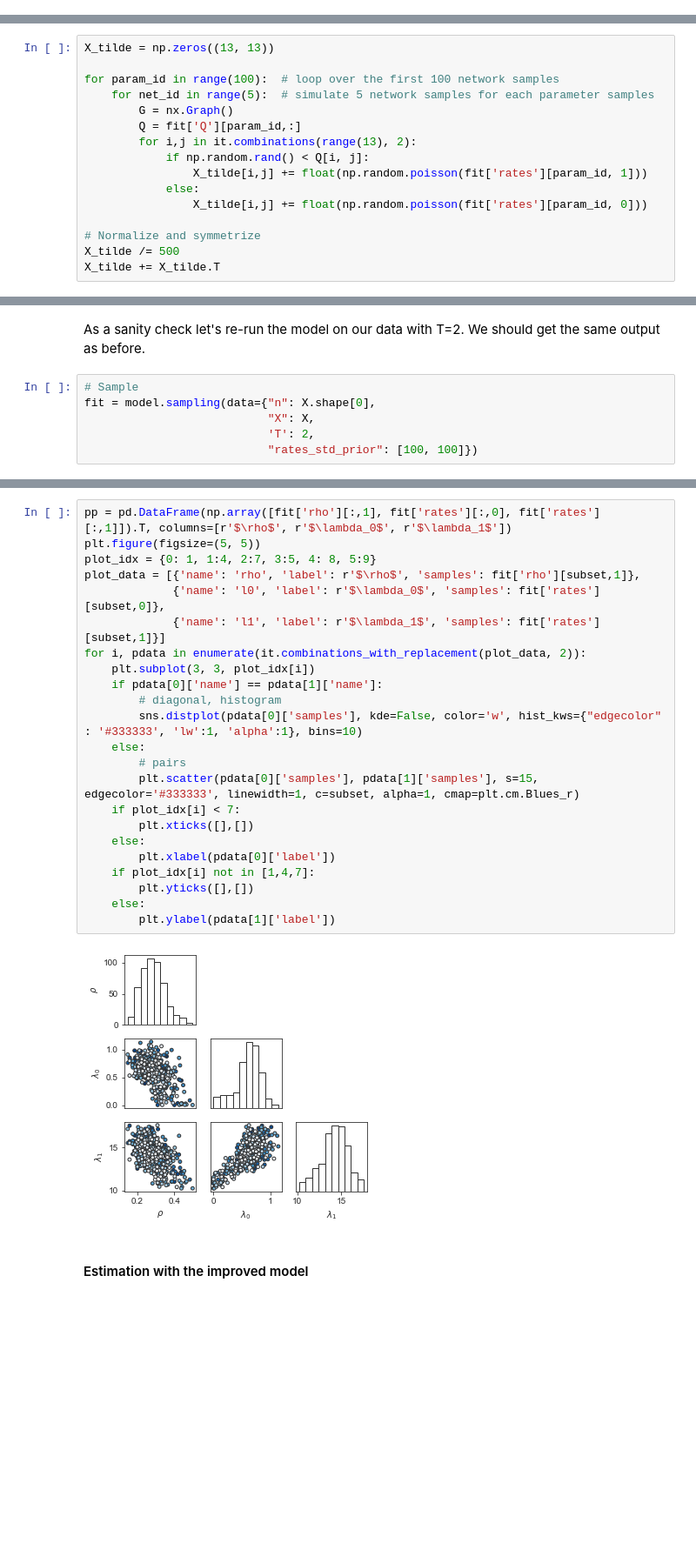
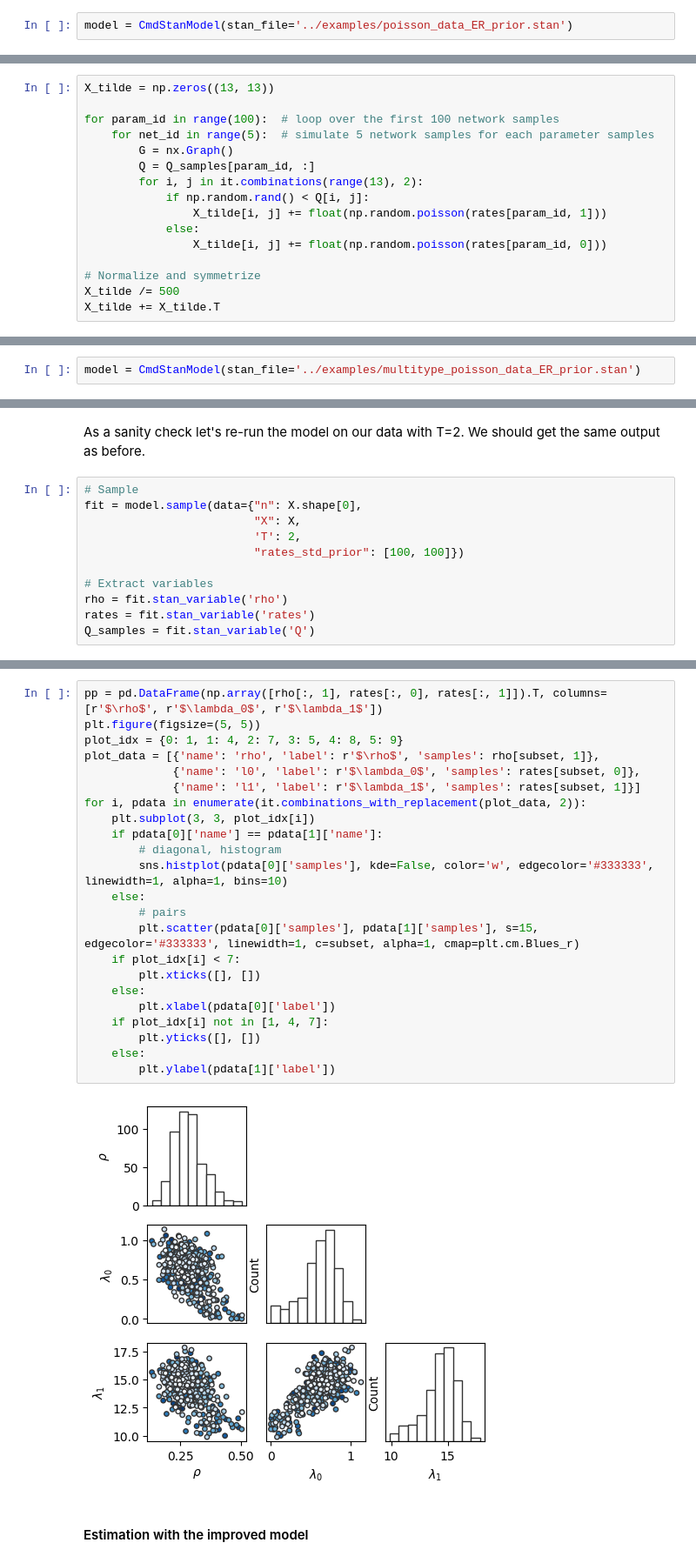
Before and after one commit to jg-you/noisy-networks-measurements, a Jupyter notebook: tutorial/tutorial.ipynb, the cells around one changed output, grey strips where cells are left out. Shown at 87% size. Drawn from its saved outputs; the diff is of its cells as text; blank space fills up the shorter version.

```diff
--- a/tutorial/tutorial.ipynb
+++ b/tutorial/tutorial.ipynb
@@ -122,0 +115,2 @@ with open('../examples/poisson_data_ER_prior.bin', 'rb') as f:
+# %%
+model = CmdStanModel(stan_file='../examples/poisson_data_ER_prior.stan')
@@ -384,12 +387,12 @@ X_tilde = np.zeros((13, 13))
 for param_id in range(100):  # loop over the first 100 network samples
     for net_id in range(5):  # simulate 5 network samples for each parameter samples
         G = nx.Graph()
-        Q = fit['Q'][param_id,:]
-        for i,j in it.combinations(range(13), 2):
+        Q = Q_samples[param_id, :]
+        for i, j in it.combinations(range(13), 2):
             if np.random.rand() < Q[i, j]:
-                X_tilde[i,j] += float(np.random.poisson(fit['rates'][param_id, 1]))
+                X_tilde[i, j] += float(np.random.poisson(rates[param_id, 1]))
             else:
-                X_tilde[i,j] += float(np.random.poisson(fit['rates'][param_id, 0]))
+                X_tilde[i, j] += float(np.random.poisson(rates[param_id, 0]))
 
 # Normalize and symmetrize
 X_tilde /= 500
@@ -525,0 +522,2 @@ with open('../examples/multitype_poisson_data_ER_prior.bin', 'rb') as f:
+# %%
+model = CmdStanModel(stan_file='../examples/multitype_poisson_data_ER_prior.stan')
@@ -555,8 +556,13 @@ As a sanity check let's re-run the model on our data with T=2.
 We should get the same output as before.
 # %%
 # Sample
-fit = model.sampling(data={"n": X.shape[0],
-                           "X": X,
-                           'T': 2,
-                           "rates_std_prior": [100, 100]})
+fit = model.sample(data={"n": X.shape[0],
+                         "X": X,
+                         'T': 2,
+                         "rates_std_prior": [100, 100]})
+
+# Extract variables
+rho = fit.stan_variable('rho')
+rates = fit.stan_variable('rates')
+Q_samples = fit.stan_variable('Q')
 # %% [output]
@@ -565,28 +571,28 @@ WARNING:pystan:Rhat above 1.1 or below 0.9 indicates that the chains very likely
 # %%
-pp = pd.DataFrame(np.array([fit['rho'][:,1], fit['rates'][:,0], fit['rates'][:,1]]).T, columns=[r'$\rho$', r'$\lambda_0$', r'$\lambda_1$'])
+pp = pd.DataFrame(np.array([rho[:, 1], rates[:, 0], rates[:, 1]]).T, columns=[r'$\rho$', r'$\lambda_0$', r'$\lambda_1$'])
 plt.figure(figsize=(5, 5))
-plot_idx = {0: 1, 1:4, 2:7, 3:5, 4: 8, 5:9}
-plot_data = [{'name': 'rho', 'label': r'$\rho$', 'samples': fit['rho'][subset,1]},
-             {'name': 'l0', 'label': r'$\lambda_0$', 'samples': fit['rates'][subset,0]},
-             {'name': 'l1', 'label': r'$\lambda_1$', 'samples': fit['rates'][subset,1]}]
+plot_idx = {0: 1, 1: 4, 2: 7, 3: 5, 4: 8, 5: 9}
+plot_data = [{'name': 'rho', 'label': r'$\rho$', 'samples': rho[subset, 1]},
+             {'name': 'l0', 'label': r'$\lambda_0$', 'samples': rates[subset, 0]},
+             {'name': 'l1', 'label': r'$\lambda_1$', 'samples': rates[subset, 1]}]
 for i, pdata in enumerate(it.combinations_with_replacement(plot_data, 2)):
     plt.subplot(3, 3, plot_idx[i])
     if pdata[0]['name'] == pdata[1]['name']:
         # diagonal, histogram
-        sns.distplot(pdata[0]['samples'], kde=False, color='w', hist_kws={"edgecolor" : '#333333', 'lw':1, 'alpha':1}, bins=10)
+        sns.histplot(pdata[0]['samples'], kde=False, color='w', edgecolor='#333333', linewidth=1, alpha=1, bins=10)
     else:
         # pairs
         plt.scatter(pdata[0]['samples'], pdata[1]['samples'], s=15, edgecolor='#333333', linewidth=1, c=subset, alpha=1, cmap=plt.cm.Blues_r)
     if plot_idx[i] < 7:
-        plt.xticks([],[])
+        plt.xticks([], [])
     else:
         plt.xlabel(pdata[0]['label'])
-    if plot_idx[i] not in [1,4,7]:
-        plt.yticks([],[])
+    if plot_idx[i] not in [1, 4, 7]:
+        plt.yticks([], [])
     else:
         plt.ylabel(pdata[1]['label'])
 # %% [output]
-[figure, old version]
+[figure, new version]
 # %% [markdown]
 #### Estimation with the improved model
 # %% [markdown]
```
Also changed, not shown: parts of 73 cells of this notebook, 3 other files.
